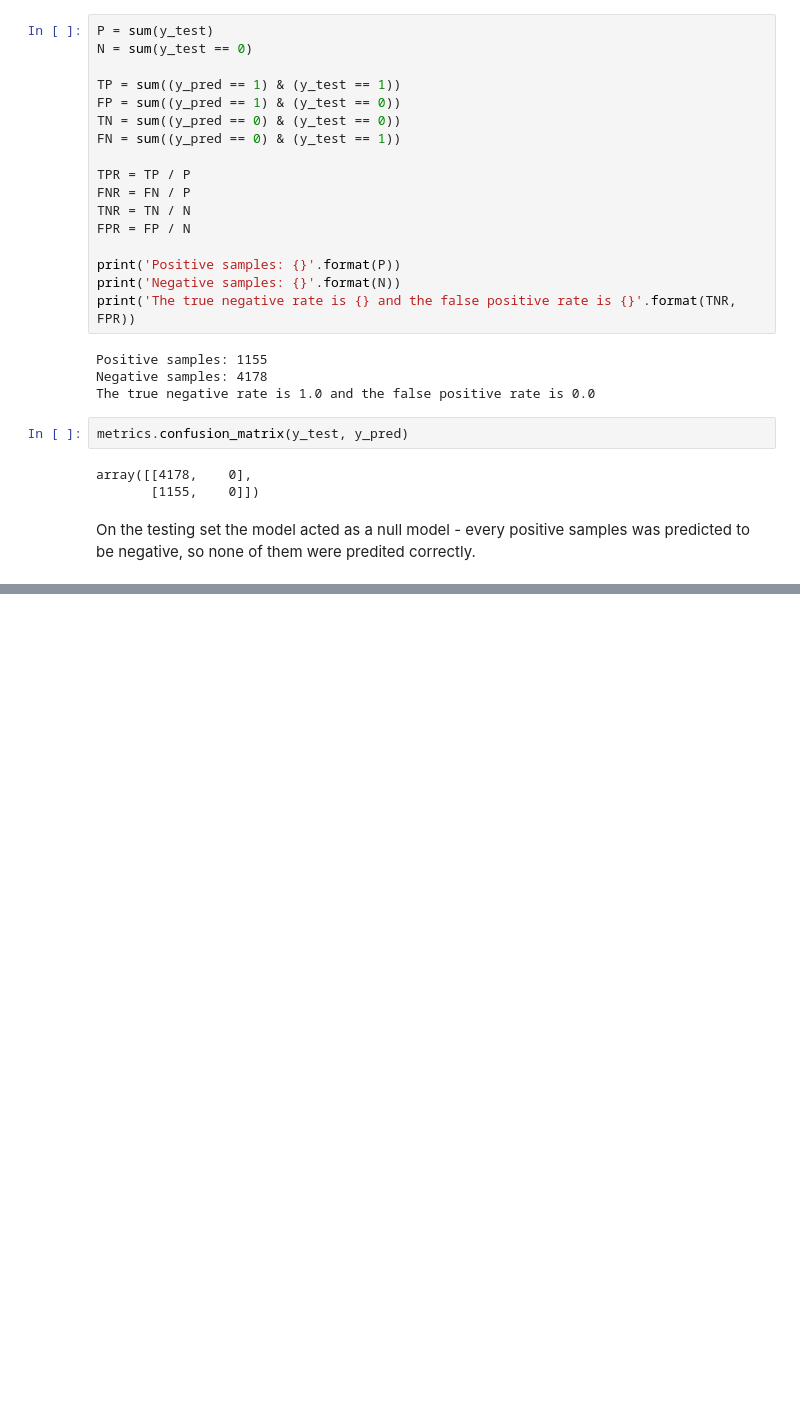
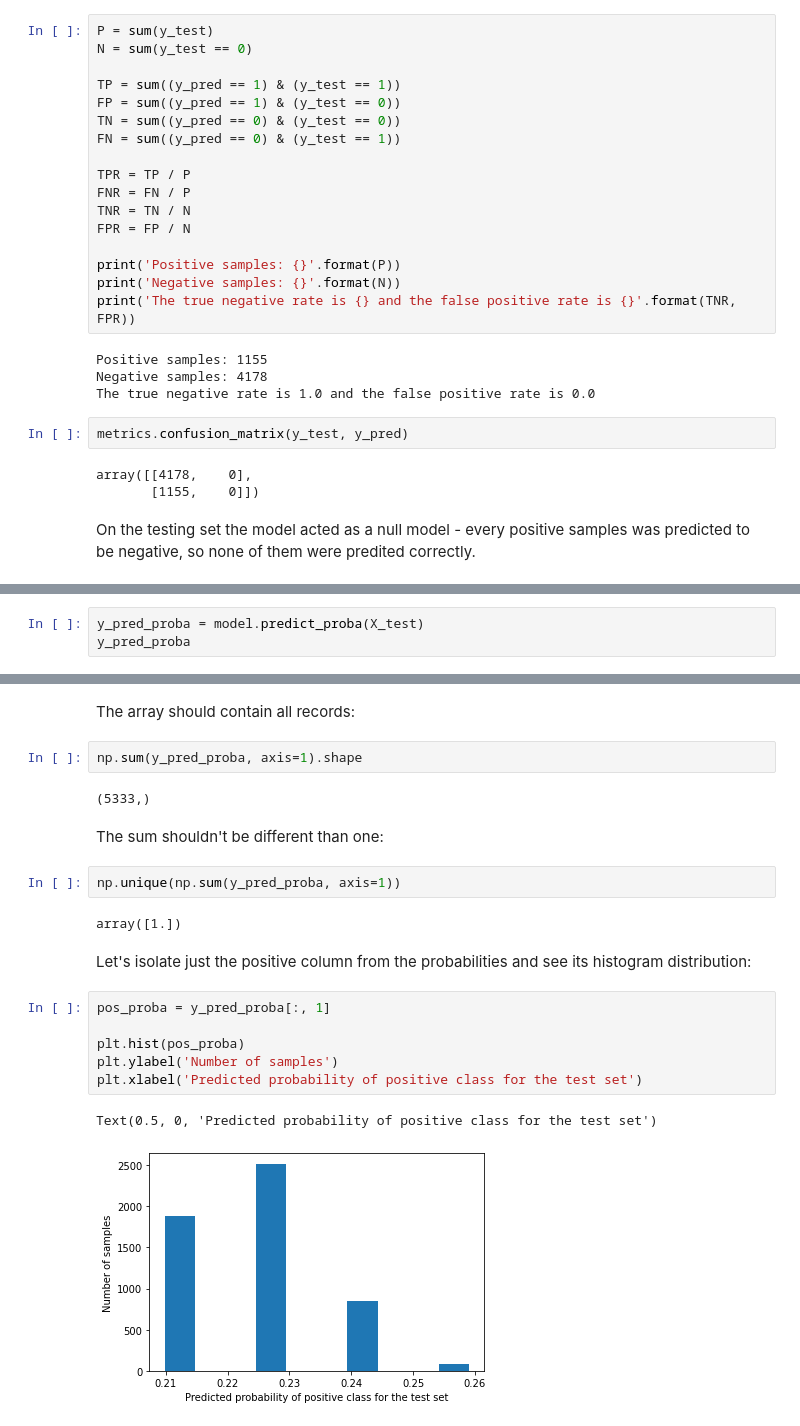
Before and after one commit to jeantardelli/data-science, a Jupyter notebook: exploring-the-response-variable-and-model-evaluation.ipynb, the cells around one changed output, grey strips where cells are left out. Drawn from its saved outputs; the diff is of its cells as text; blank space fills up the shorter version.

Commit message:
Exploring the Response Variable and Model evaluation - Understanding the Logistic Regression model (2e)

```diff
--- a/exploring-the-response-variable-and-model-evaluation.ipynb
+++ b/exploring-the-response-variable-and-model-evaluation.ipynb
@@ -251,0 +256,3 @@ On the testing set the model acted as a null model - every positive samples was
+# %%
+y_pred_proba = model.predict_proba(X_test)
+y_pred_proba
@@ -251,0 +273,23 @@ On the testing set the model acted as a null model - every positive samples was
+# %% [markdown]
+The array should contain all records:
+# %%
+np.sum(y_pred_proba, axis=1).shape
+# %% [output]
+(5333,)
+# %% [markdown]
+The sum shouldn't be different than one:
+# %%
+np.unique(np.sum(y_pred_proba, axis=1))
+# %% [output]
+array([1.])
+# %% [markdown]
+Let's isolate just the positive column from the probabilities and see its histogram distribution:
+# %%
+pos_proba = y_pred_proba[:, 1]
+
+plt.hist(pos_proba)
+plt.ylabel('Number of samples')
+plt.xlabel('Predicted probability of positive class for the test set')
+# %% [output]
+Text(0.5, 0, 'Predicted probability of positive class for the test set')
+[figure, added]
```
Also changed, not shown: parts of 10 cells of this notebook.
